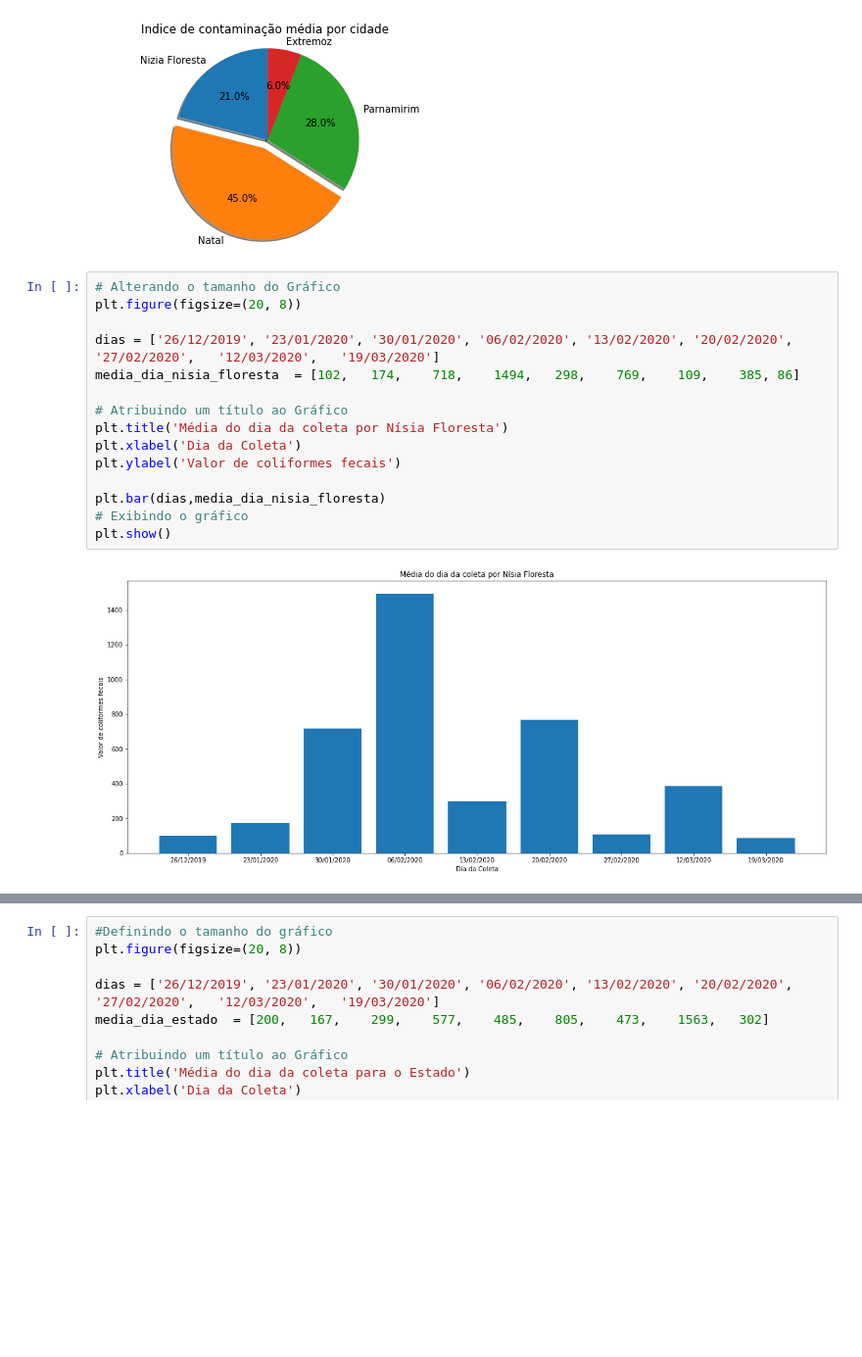
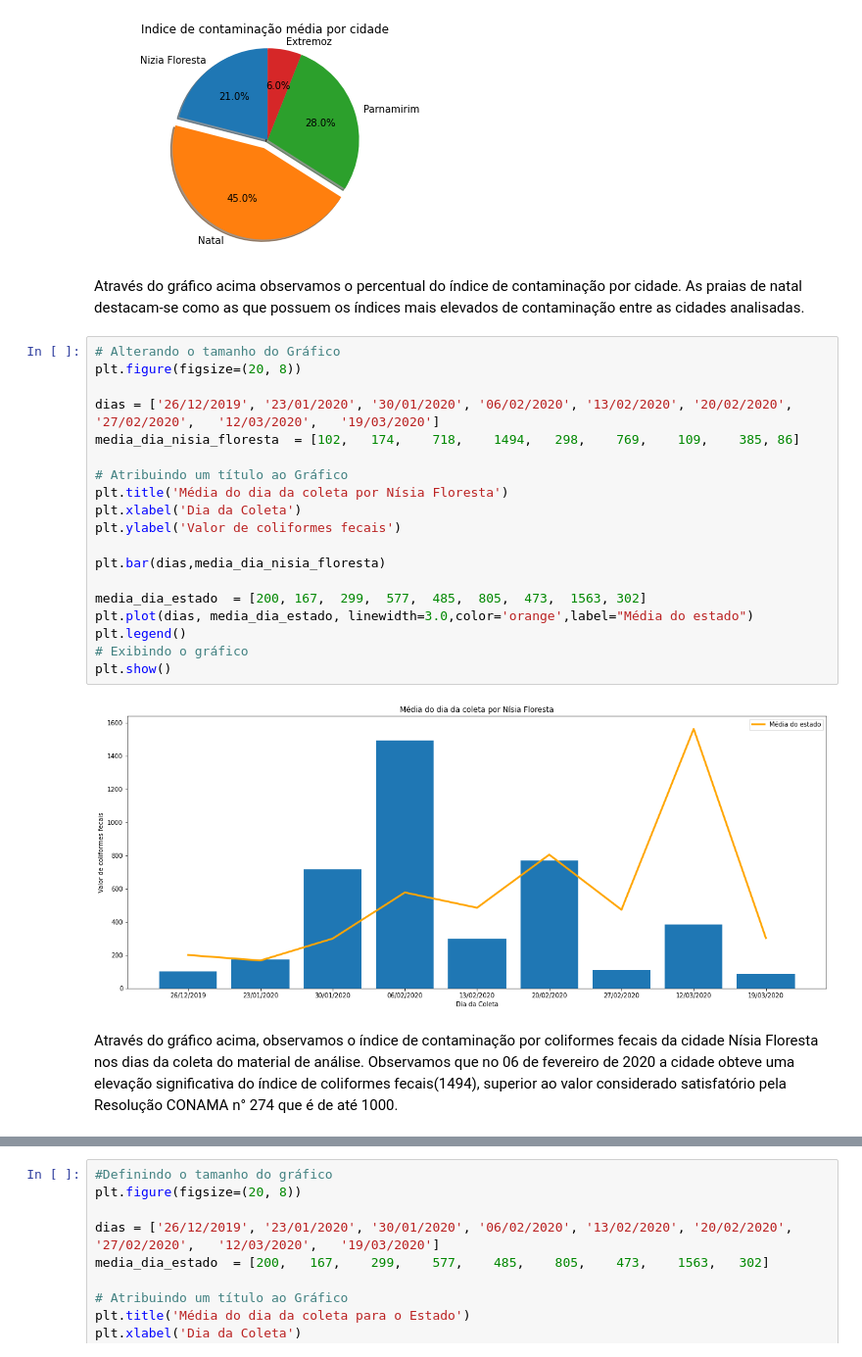
Before and after one commit to alleflucas/Analise-e-classificacao-das-condicoes-de-balneabilidade-das-praias-do-Rio-Grande-do-Norte, a Jupyter notebook: Agua_Azul.ipynb, the cells around one changed output, grey strips where cells are left out. Shown at 98% size. Cells and saved outputs as stored; diff of their text form; blank space fills up the shorter version.

```diff
--- a/Agua_Azul.ipynb
+++ b/Agua_Azul.ipynb
@@ -97,23 +103,31 @@ plt.title('Indice de contaminação média por cidade')
 plt.show()
 # %% [output]
 [figure]
+# %% [markdown]
+Através do gráfico acima observamos o percentual do índice de contaminação por cidade. As praias de natal destacam-se como as que possuem os índices mais elevados de contaminação entre as cidades analisadas.
 # %%
 # Alterando o tamanho do Gráfico
 plt.figure(figsize=(20, 8))
 
 dias = ['26/12/2019', '23/01/2020', '30/01/2020', '06/02/2020', '13/02/2020', '20/02/2020',	'27/02/2020',	'12/03/2020',	'19/03/2020']
 media_dia_nisia_floresta  = [102,	174,	718,	1494,	298,	769,	109,	385, 86]
 
 # Atribuindo um título ao Gráfico
 plt.title('Média do dia da coleta por Nísia Floresta')
 plt.xlabel('Dia da Coleta')
 plt.ylabel('Valor de coliformes fecais')
 
 plt.bar(dias,media_dia_nisia_floresta)
+
+media_dia_estado  = [200, 167,  299,  577,  485,  805,  473,  1563, 302]
+plt.plot(dias, media_dia_estado, linewidth=3.0,color='orange',label="Média do estado")
+plt.legend()
 # Exibindo o gráfico
 plt.show()
 # %% [output]
-[figure, old version]
+[figure, new version]
+# %% [markdown]
+Através do gráfico acima, observamos o índice de contaminação por coliformes fecais da cidade Nísia Floresta nos dias da coleta do material de análise. Observamos que no 06 de fevereiro de 2020 a cidade obteve uma elevação significativa do índice de coliformes fecais(1494), superior ao valor considerado satisfatório pela Resolução CONAMA n° 274 que é de até 1000.
 # %%
 #Definindo o tamanho do gráfico
 plt.figure(figsize=(20, 8))
```
Also changed, not shown: parts of 47 cells of this notebook.
